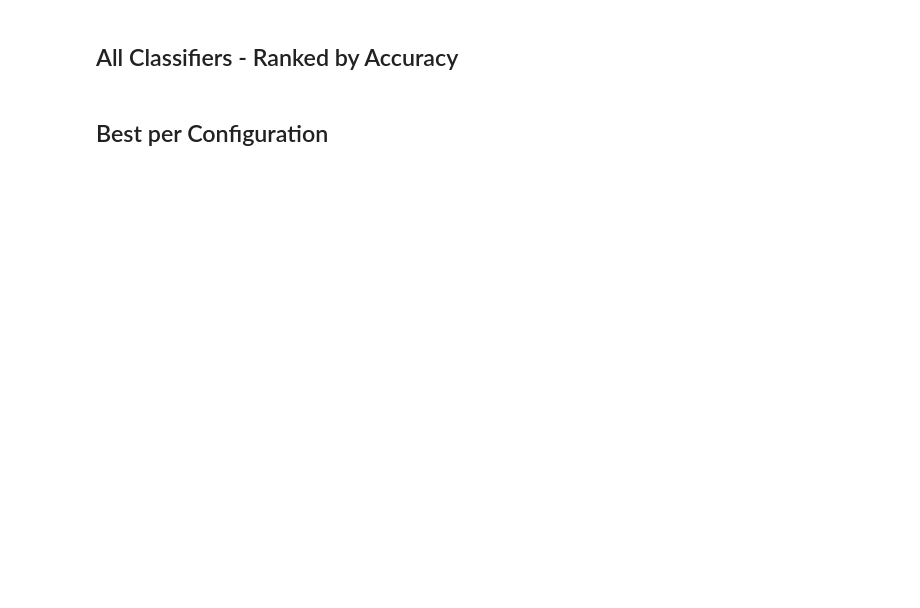
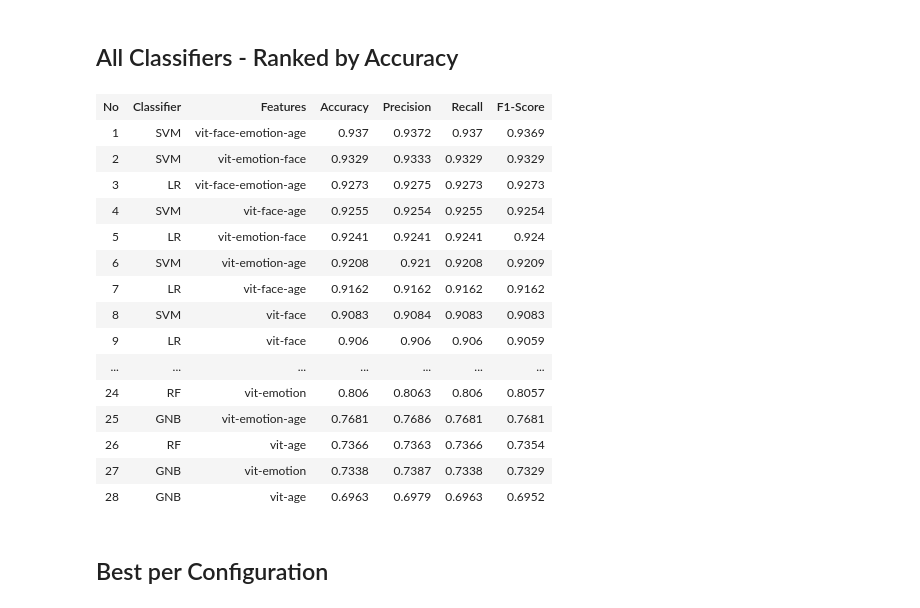
Before and after one commit to rafyakbar/face-race-gender-classification-using-multi-domain-vit, a Jupyter notebook: experiment/code/3.0_compare.ipynb, the cells around one changed output. Saved outputs shown, nothing was run; the diff lists cells and outputs as text; code cells hidden in the pictures; blank space fills up the shorter version.

```diff
--- a/experiment/code/3.0_compare.ipynb
+++ b/experiment/code/3.0_compare.ipynb
@@ -56,7 +112,24 @@ u.display_table(lr_results.to_dict('records'))
 # %%
 all_results = df.sort_values('Accuracy', ascending=False).reset_index(drop=True)
 all_results.insert(0, 'No', range(1, len(all_results) + 1))
-u.display_table(all_results.to_dict('records'))
+_ = u.display_table(all_results.to_dict('records'))
+# %% [output]
+| No | Classifier | Features | Accuracy | Precision | Recall | F1-Score |
+| 1 | SVM | vit-face-emotion-age | 0.937 | 0.9372 | 0.937 | 0.9369 |
+| 2 | SVM | vit-emotion-face | 0.9329 | 0.9333 | 0.9329 | 0.9329 |
+| 3 | LR | vit-face-emotion-age | 0.9273 | 0.9275 | 0.9273 | 0.9273 |
+| 4 | SVM | vit-face-age | 0.9255 | 0.9254 | 0.9255 | 0.9254 |
+| 5 | LR | vit-emotion-face | 0.9241 | 0.9241 | 0.9241 | 0.924 |
+| 6 | SVM | vit-emotion-age | 0.9208 | 0.921 | 0.9208 | 0.9209 |
+| 7 | LR | vit-face-age | 0.9162 | 0.9162 | 0.9162 | 0.9162 |
+| 8 | SVM | vit-face | 0.9083 | 0.9084 | 0.9083 | 0.9083 |
+| 9 | LR | vit-face | 0.906 | 0.906 | 0.906 | 0.9059 |
+| ... | ... | ... | ... | ... | ... | ... |
+| 24 | RF | vit-emotion | 0.806 | 0.8063 | 0.806 | 0.8057 |
+| 25 | GNB | vit-emotion-age | 0.7681 | 0.7686 | 0.7681 | 0.7681 |
+| 26 | RF | vit-age | 0.7366 | 0.7363 | 0.7366 | 0.7354 |
+| 27 | GNB | vit-emotion | 0.7338 | 0.7387 | 0.7338 | 0.7329 |
+| 28 | GNB | vit-age | 0.6963 | 0.6979 | 0.6963 | 0.6952 |
 # %% [markdown]
 ## Best per Configuration
 # %%
```
Also changed, not shown: parts of 6 cells of this notebook.
